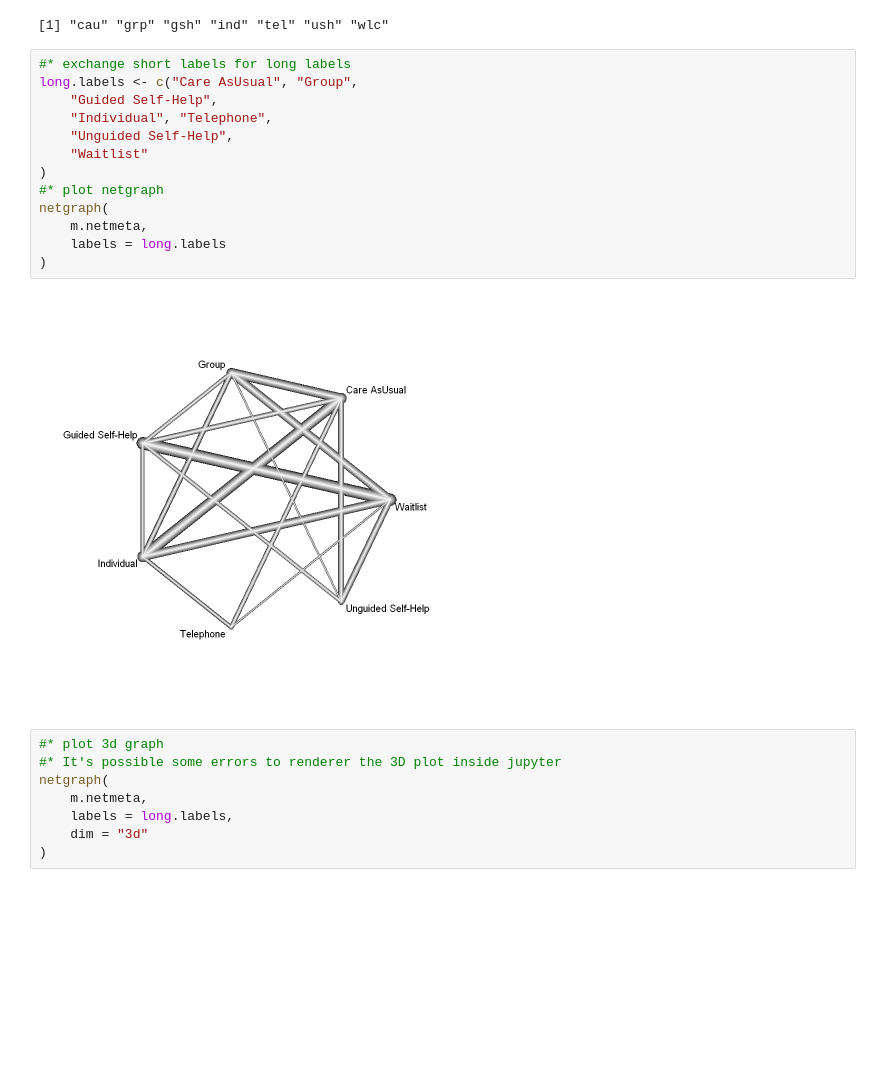
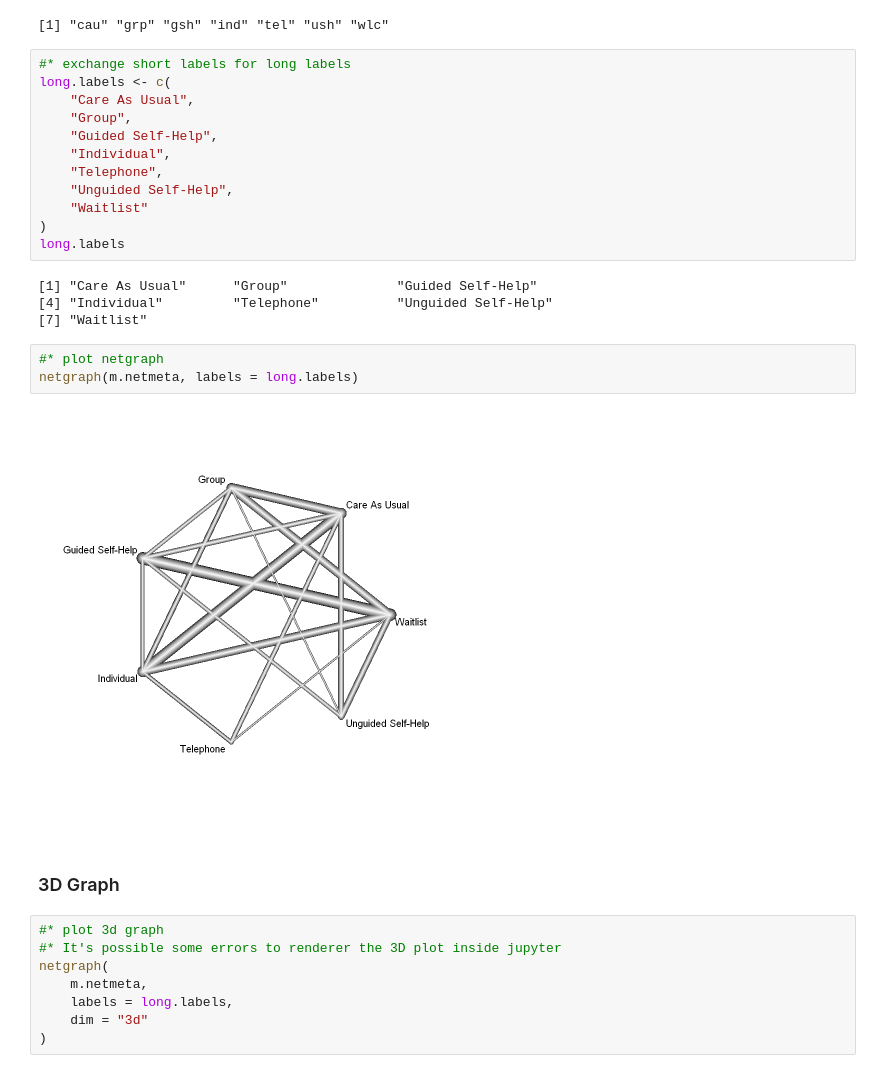
Before and after one commit to lucasdblucas/meta-analysis, a Jupyter notebook: network_meta-analysis.ipynb, the cells around one changed output. Saved outputs shown, nothing was run; the diff lists cells and outputs as text; blank space fills up the shorter version.

```diff
--- a/network_meta-analysis.ipynb
+++ b/network_meta-analysis.ipynb
@@ -172,19 +181,27 @@ m.netmeta$trts
 [1] "cau" "grp" "gsh" "ind" "tel" "ush" "wlc"
 # %%
 #* exchange short labels for long labels
-long.labels <- c("Care AsUsual", "Group",
+long.labels <- c(
+    "Care As Usual",
+    "Group",
     "Guided Self-Help",
-    "Individual", "Telephone",
+    "Individual",
+    "Telephone",
     "Unguided Self-Help",
     "Waitlist"
 )
-#* plot netgraph
-netgraph(
-    m.netmeta,
-    labels = long.labels
-)
+long.labels
 # %% [output]
-[figure, removed]
+[1] "Care As Usual"      "Group"              "Guided Self-Help"
+[4] "Individual"         "Telephone"          "Unguided Self-Help"
+[7] "Waitlist"
+# %%
+#* plot netgraph
+netgraph(m.netmeta, labels = long.labels)
+# %% [output]
+[figure, added]
+# %% [markdown]
+### 3D Graph
 # %%
 #* plot 3d graph
 #* It's possible some errors to renderer the 3D plot inside jupyter
```
Also changed, not shown: parts of 25 cells of this notebook.
